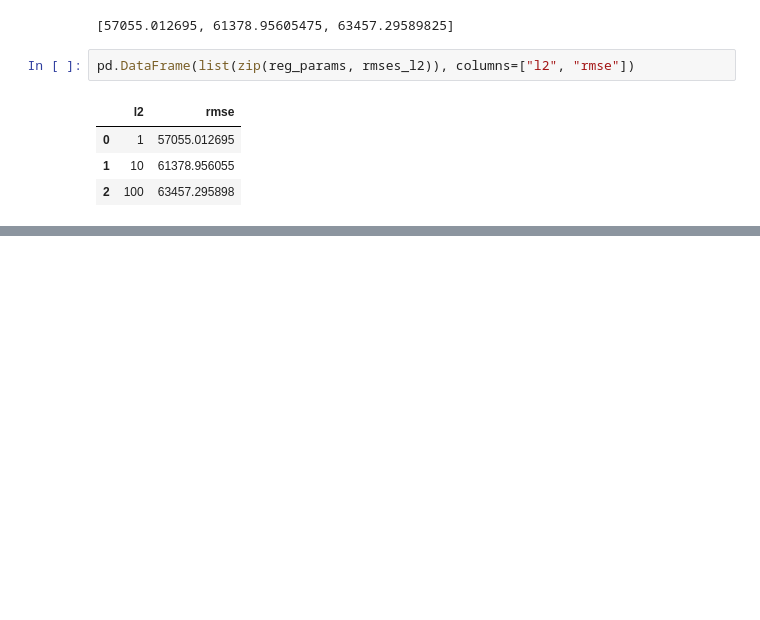
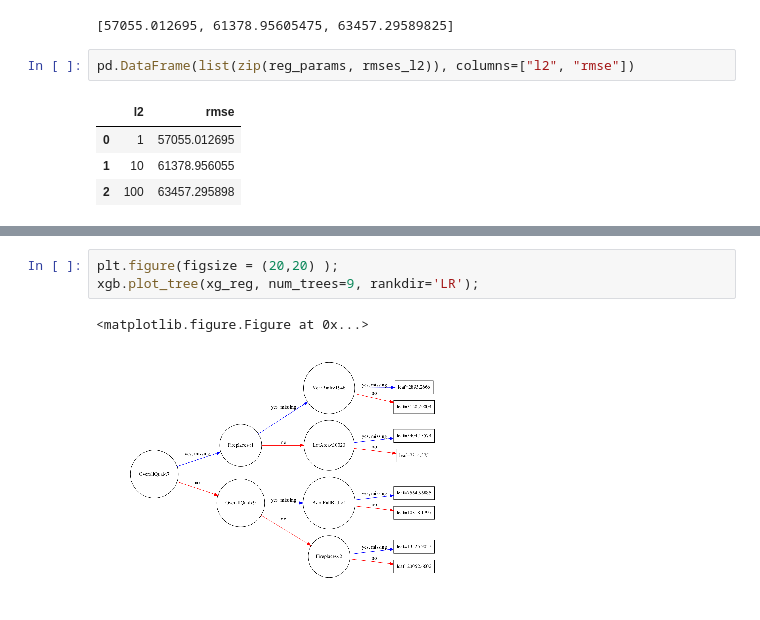
Before and after one commit to sushant2811/NLPandDeepLearning, a Jupyter notebook: XGBoost.ipynb, the cells around one changed output, grey strips where cells are left out. Saved outputs shown, nothing was run; the diff lists cells and outputs as text; blank space fills up the shorter version.

```diff
--- a/XGBoost.ipynb
+++ b/XGBoost.ipynb
@@ -173,0 +184,6 @@ pd.DataFrame(list(zip(reg_params, rmses_l2)), columns=["l2", "rmse"])
+# %%
+plt.figure(figsize = (20,20) );
+xgb.plot_tree(xg_reg, num_trees=9, rankdir='LR');
+# %% [output]
+<matplotlib.figure.Figure at 0x...>
+[figure, added]
```
Also changed, not shown: parts of 3 cells of this notebook.
